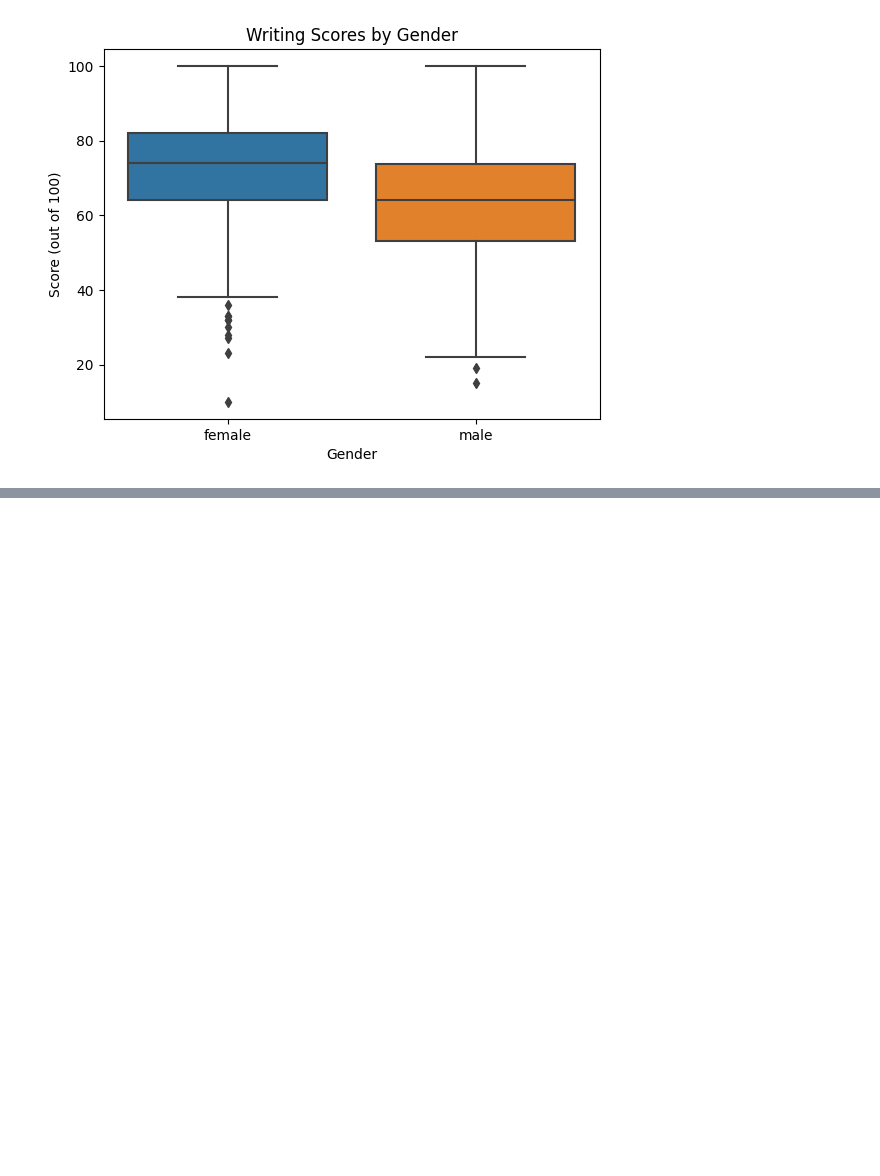
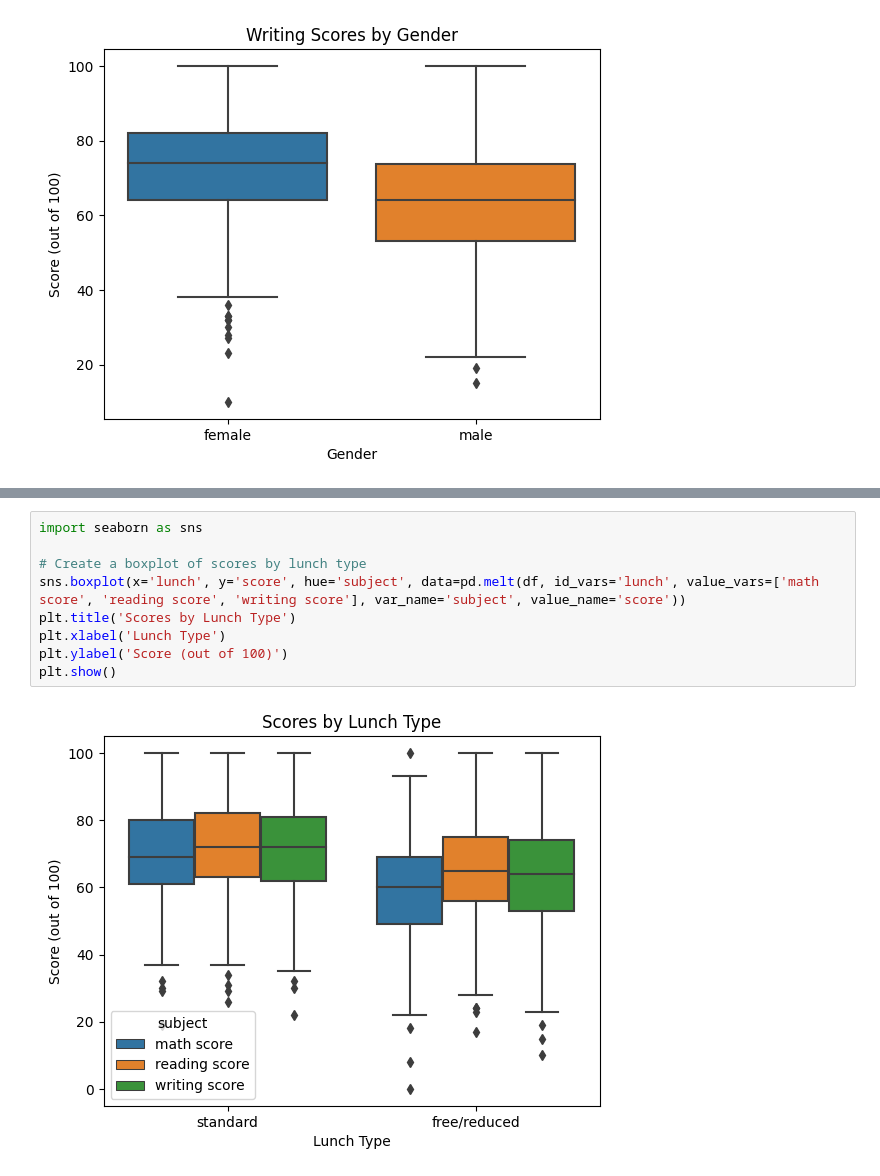
Before and after one commit to prajwalgotmare/EDA_on_Students_Performance_data, a Jupyter notebook: EDA_on_Students_performance.ipynb, the cells around one changed output, grey strips where cells are left out. Cells and saved outputs as stored; diff of their text form; blank space fills up the shorter version.

```diff
--- a/EDA_on_Students_performance.ipynb
+++ b/EDA_on_Students_performance.ipynb
@@ -135,0 +140,11 @@ plt.show()
+# %%
+import seaborn as sns
+
+# Create a boxplot of scores by lunch type
+sns.boxplot(x='lunch', y='score', hue='subject', data=pd.melt(df, id_vars='lunch', value_vars=['math score', 'reading score', 'writing score'], var_name='subject', value_name='score'))
+plt.title('Scores by Lunch Type')
+plt.xlabel('Lunch Type')
+plt.ylabel('Score (out of 100)')
+plt.show()
+# %% [output]
+[figure, added]
```
Also changed, not shown: parts of 3 cells of this notebook.
